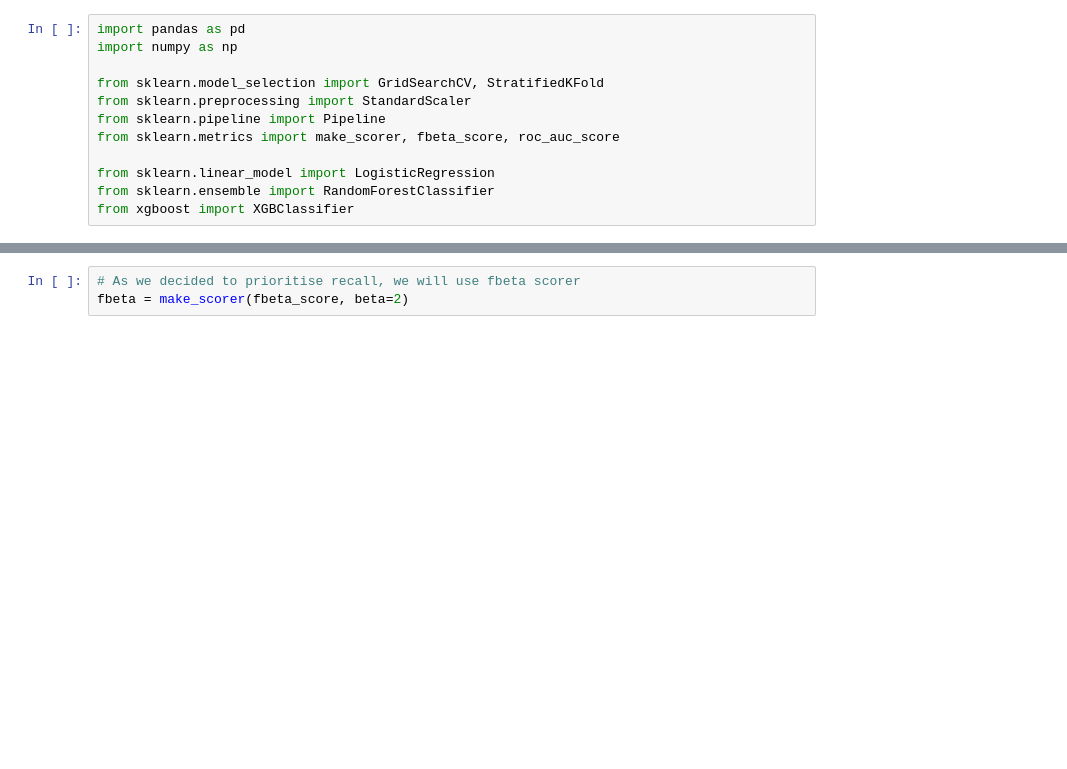
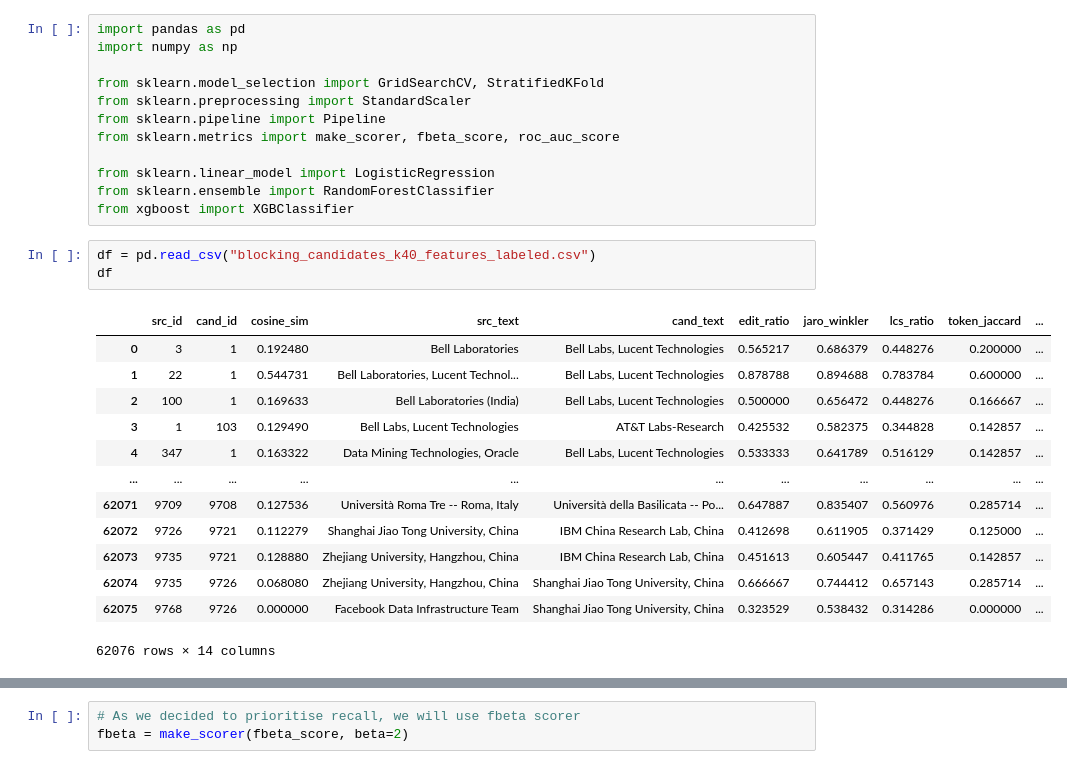
Before and after one commit to cakonchevat/ER_Project, a Jupyter notebook: src/classifier/hyperparameter_tuning.ipynb, the cells around one changed output, grey strips where cells are left out. Drawn from its saved outputs; the diff is of its cells as text; blank space fills up the shorter version.

```diff
--- a/src/classifier/hyperparameter_tuning.ipynb
+++ b/src/classifier/hyperparameter_tuning.ipynb
@@ -12,3 +12,20 @@ from sklearn.metrics import make_scorer, fbeta_score, roc_auc_score
 from sklearn.linear_model import LogisticRegression
 from sklearn.ensemble import RandomForestClassifier
 from xgboost import XGBClassifier
+# %%
+df = pd.read_csv("blocking_candidates_k40_features_labeled.csv")
+df
+# %% [output]
+|  | src_id | cand_id | cosine_sim | src_text | cand_text | edit_ratio | jaro_winkler | lcs_ratio | token_jaccard | ... |
+| 0 | 3 | 1 | 0.192480 | Bell Laboratories | Bell Labs, Lucent Technologies | 0.565217 | 0.686379 | 0.448276 | 0.200000 | ... |
+| 1 | 22 | 1 | 0.544731 | Bell Laboratories, Lucent Technol... | Bell Labs, Lucent Technologies | 0.878788 | 0.894688 | 0.783784 | 0.600000 | ... |
+| 2 | 100 | 1 | 0.169633 | Bell Laboratories (India) | Bell Labs, Lucent Technologies | 0.500000 | 0.656472 | 0.448276 | 0.166667 | ... |
+| 3 | 1 | 103 | 0.129490 | Bell Labs, Lucent Technologies | AT&T Labs-Research | 0.425532 | 0.582375 | 0.344828 | 0.142857 | ... |
+| 4 | 347 | 1 | 0.163322 | Data Mining Technologies, Oracle | Bell Labs, Lucent Technologies | 0.533333 | 0.641789 | 0.516129 | 0.142857 | ... |
+| ... | ... | ... | ... | ... | ... | ... | ... | ... | ... | ... |
+| 62071 | 9709 | 9708 | 0.127536 | Università Roma Tre -- Roma, Italy | Università della Basilicata -- Po... | 0.647887 | 0.835407 | 0.560976 | 0.285714 | ... |
+| 62072 | 9726 | 9721 | 0.112279 | Shanghai Jiao Tong University, China | IBM China Research Lab, China | 0.412698 | 0.611905 | 0.371429 | 0.125000 | ... |
+| 62073 | 9735 | 9721 | 0.128880 | Zhejiang University, Hangzhou, China | IBM China Research Lab, China | 0.451613 | 0.605447 | 0.411765 | 0.142857 | ... |
+| 62074 | 9735 | 9726 | 0.068080 | Zhejiang University, Hangzhou, China | Shanghai Jiao Tong University, China | 0.666667 | 0.744412 | 0.657143 | 0.285714 | ... |
+| 62075 | 9768 | 9726 | 0.000000 | Facebook Data Infrastructure Team | Shanghai Jiao Tong University, China | 0.323529 | 0.538432 | 0.314286 | 0.000000 | ... |
+62076 rows × 14 columns
```
Also changed, not shown: parts of 19 cells of this notebook, 43 other files.
